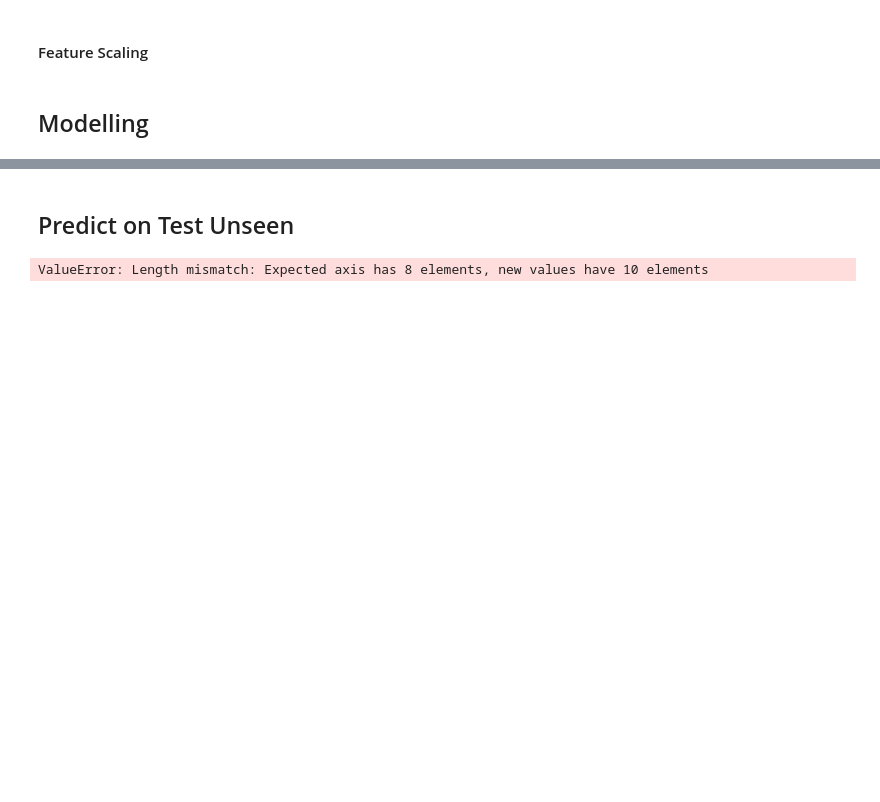
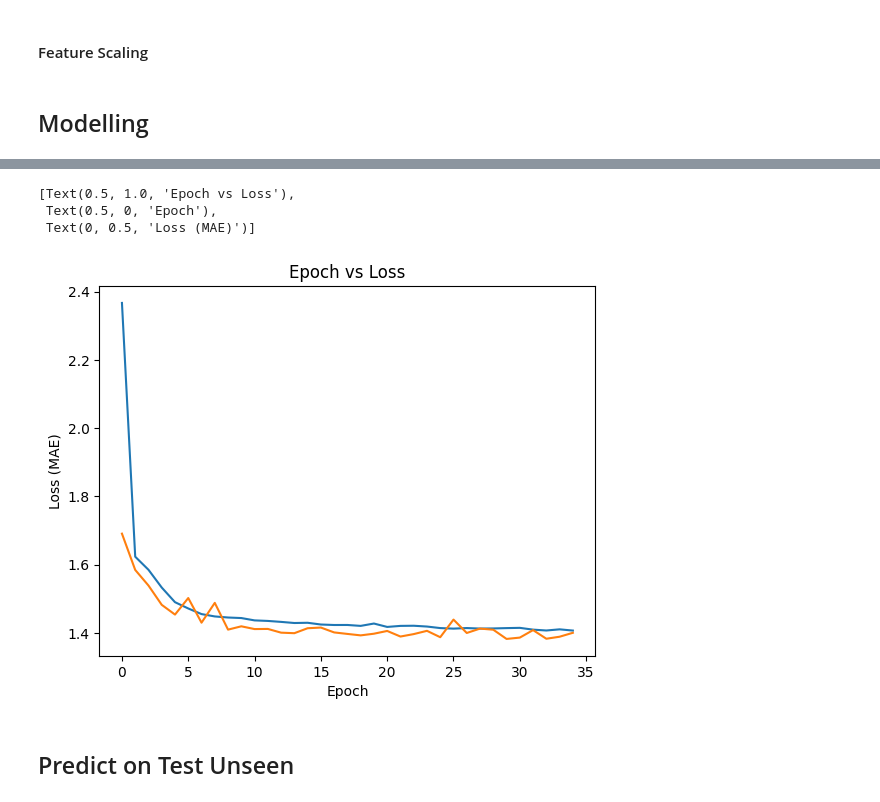
Before and after one commit to suriyakrishna/kaggle-competitions, a Jupyter notebook: playground-series/s3-regression-with-a-crab-age-dataset/ipynbs/modelling.ipynb, the cells around one changed output, grey strips where cells are left out. Drawn from its saved outputs; the diff is of its cells as text; code cells hidden in the pictures; blank space fills up the shorter version.

```diff
--- a/playground-series/s3-regression-with-a-crab-age-dataset/ipynbs/modelling.ipynb
+++ b/playground-series/s3-regression-with-a-crab-age-dataset/ipynbs/modelling.ipynb
@@ -123,0 +150,6 @@ Test MAE: 1.4204740968676537
+# %%
+rfr2 = RandomForestRegressor(max_leaf_nodes=150)
+
+rfr2.fit(X_train, y_train)
+
+evaluate(rfr2, (X_train, y_train), (X_test, y_test))
@@ -123,0 +161,8 @@ Test MAE: 1.4204740968676537
+# %%
+from sklearn.ensemble import GradientBoostingRegressor
+
+gbr_default = GradientBoostingRegressor()
+
+gbr_default.fit(X_train, y_train)
+
+evaluate(gbr_default, (X_train, y_train), (X_test, y_test))
@@ -123,0 +172,8 @@ Test MAE: 1.4204740968676537
+# %%
+from sklearn.ensemble import GradientBoostingRegressor
+
+gbr_1 = GradientBoostingRegressor(max_depth=4)
+
+gbr_1.fit(X_train, y_train)
+
+evaluate(gbr_1, (X_train, y_train), (X_test, y_test))
@@ -123,0 +259,3 @@ Test MAE: 1.4204740968676537
+# %%
+X_train_reshaped = X_train.to_numpy().reshape(-1, 10, 1)
+X_test_reshaped = X_test.to_numpy().reshape(-1, 10, 1)
@@ -124,3 +328,13 @@ Test MAE: 1.4204740968676537
+# %%
+axs = plt.axes()
+axs.plot(history.history['loss'], label = 'train-loss')
+axs.plot(history.history['val_loss'], label = 'val-loss')
+axs.set(title = 'Epoch vs Loss', xlabel = 'Epoch', ylabel = 'Loss (MAE)')
+# %% [output]
+[Text(0.5, 1.0, 'Epoch vs Loss'),
+ Text(0.5, 0, 'Epoch'),
+ Text(0, 0.5, 'Loss (MAE)')]
+[figure, added]
 # %% [markdown]
 ## Predict on Test Unseen
 # %%
@@ -131,8 +345,9 @@ X_test_unseen[sex_columns] = oh_encoder.transform(X_test_unseen[['sex']]).toarra
 X_test_unseen = X_test_unseen.drop('sex', axis = 1)
 
 X_test_unseen[columns_to_scale] = scaler.transform(X_test_unseen[columns_to_scale])
+
+# Deep CNN Transformation input
+X_test_unseen_reshaped = X_test_unseen.to_numpy().reshape(-1, 10, 1)
-# %% [output]
-ValueError: Length mismatch: Expected axis has 8 elements, new values have 10 elements
 # %%
 from datetime import datetime
 
```
Also changed, not shown: parts of 21 cells of this notebook, 4 other files.
